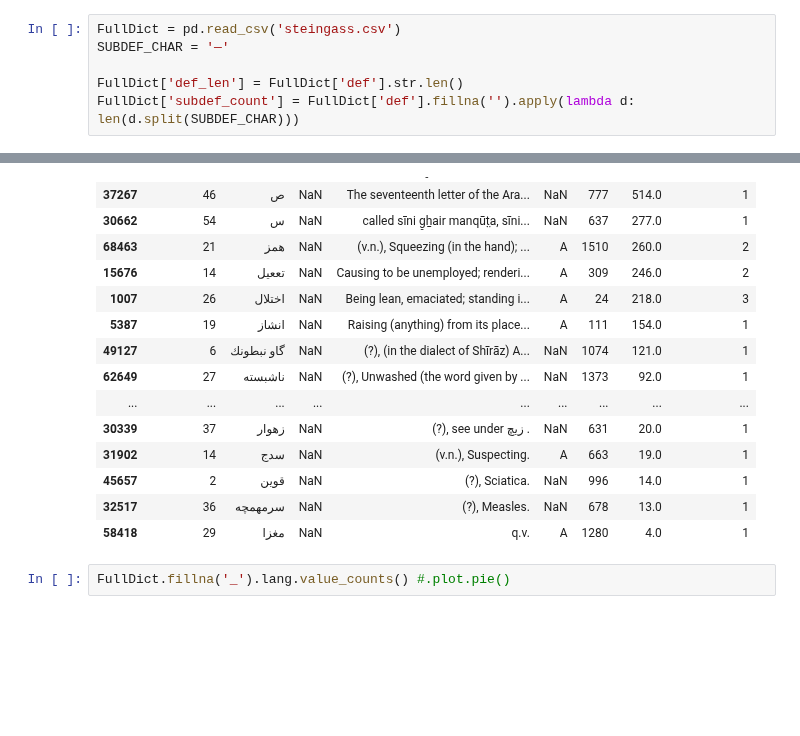
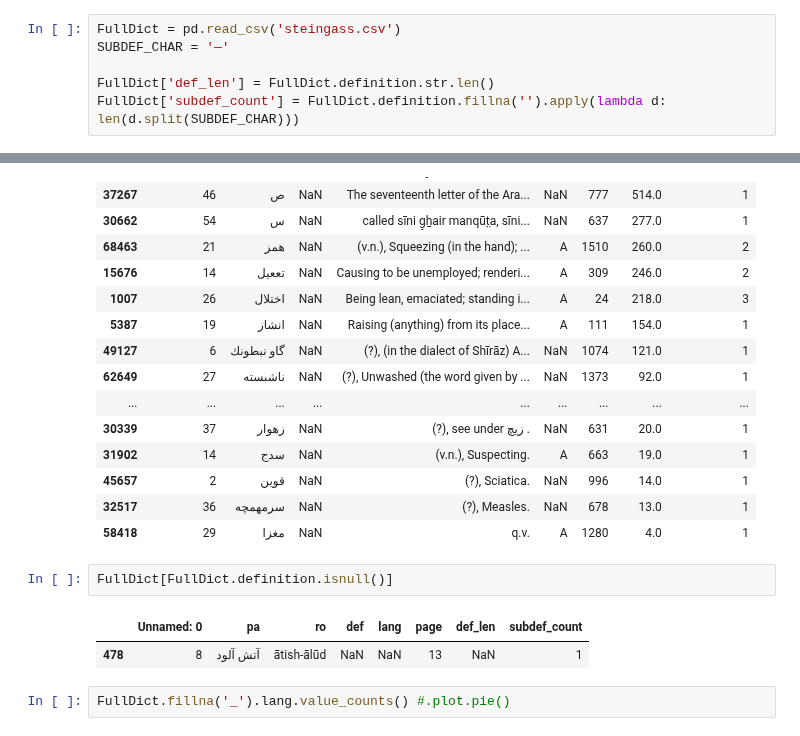
Before and after one commit to kebuhcah/experiments, a Jupyter notebook: dsal-scrape/dsal-scrape.ipynb, the cells around one changed output, grey strips where cells are left out. Drawn from its saved outputs; the diff is of its cells as text; blank space fills up the shorter version.

Commit message:
rename def column as definition (clash with Python keyword T_T)

```diff
--- a/dsal-scrape/dsal-scrape.ipynb
+++ b/dsal-scrape/dsal-scrape.ipynb
@@ -77,8 +77,8 @@ FullDict.to_csv('steingass.csv')
 FullDict = pd.read_csv('steingass.csv')
 SUBDEF_CHAR = '—'
 
-FullDict['def_len'] = FullDict['def'].str.len()
-FullDict['subdef_count'] = FullDict['def'].fillna('').apply(lambda d: len(d.split(SUBDEF_CHAR)))
+FullDict['def_len'] = FullDict.definition.str.len()
+FullDict['subdef_count'] = FullDict.definition.fillna('').apply(lambda d: len(d.split(SUBDEF_CHAR)))
 # %%
 #Entries per page
 FullDict.page.value_counts().hist()
@@ -177,6 +178,11 @@ FullDict[FullDict.ro.isnull()].sort_values('def_len', ascending=False)
 | 45657 | 2 | قوين | NaN | (?), Sciatica. | NaN | 996 | 14.0 | 1 |
 | 32517 | 36 | سرمهمچه | NaN | (?), Measles. | NaN | 678 | 13.0 | 1 |
 | 58418 | 29 | مغزا | NaN | q.v. | A | 1280 | 4.0 | 1 |
+# %%
+FullDict[FullDict.definition.isnull()]
+# %% [output]
+|  | Unnamed: 0 | pa | ro | def | lang | page | def_len | subdef_count |
+| 478 | 8 | آتش آلود | ātish-ālūd | NaN | NaN | 13 | NaN | 1 |
 # %%
 FullDict.fillna('_').lang.value_counts() #.plot.pie()
 # %% [output]
```
Also changed, not shown: parts of 7 cells of this notebook, 1 other file.
